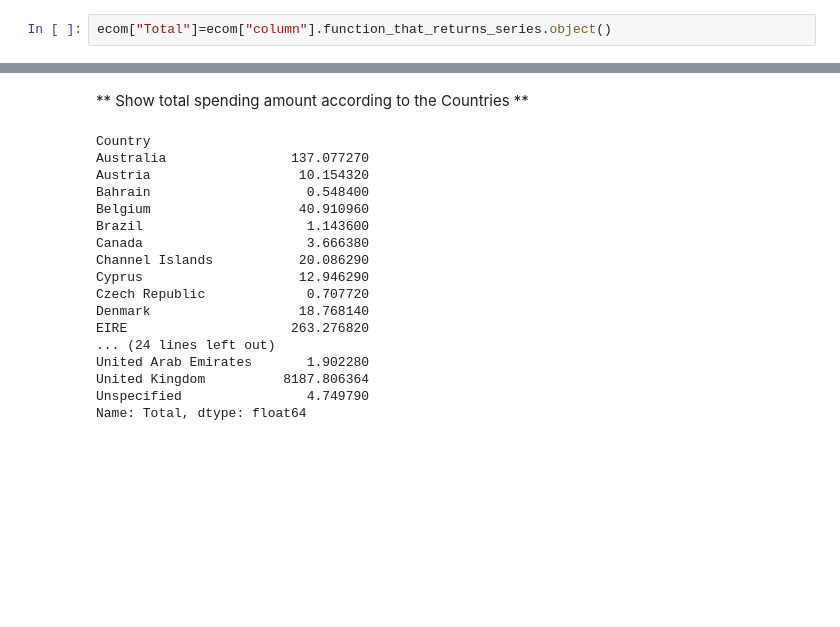
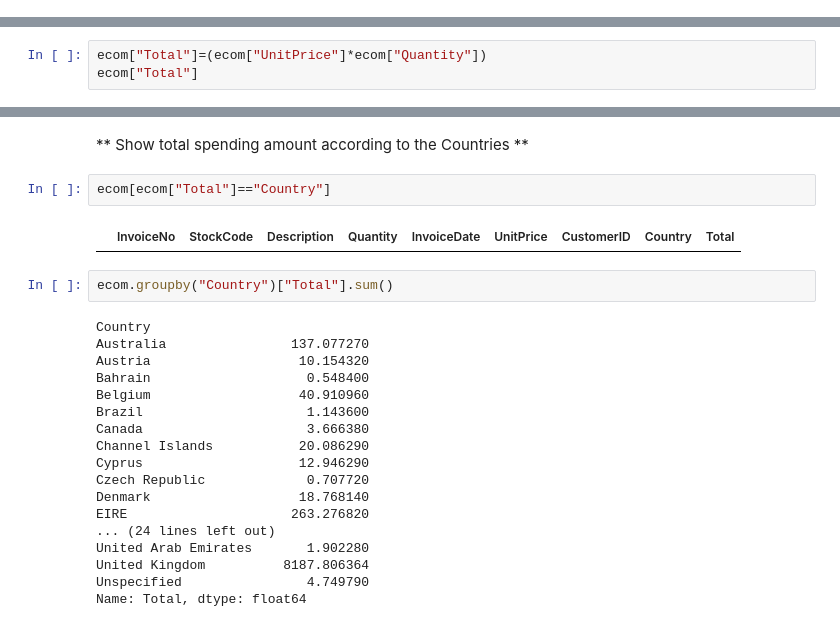
Before and after one commit to eildes06/Assigments, a Jupyter notebook: Assignment2_Student_(emine1).ipynb, the cells around one changed output, grey strips where cells are left out. Cells and saved outputs as stored; diff of their text form; blank space fills up the shorter version.

```diff
--- a/Assignment2_Student_(emine1).ipynb
+++ b/Assignment2_Student_(emine1).ipynb
@@ -210,5 +276,3 @@ Country        495478
 dtype: int64
 # %% [markdown]
 ** Create a column named Total which shows the total amount of spend using UnitPrice and Quantity ? **
-# %%
-ecom["Total"]=ecom["column"].function_that_returns_series.object()
@@ -216,0 +279,3 @@ KeyError: ignored
+# %%
+ecom["Total"]=(ecom["UnitPrice"]*ecom["Quantity"])
+ecom["Total"]
@@ -230,6 +308,12 @@ KeyError: ignored
 Name: Total, Length: 541909, dtype: float64
 # %% [markdown]
 ** Show total spending amount according to the Countries **
+# %%
+ecom[ecom["Total"]=="Country"]
+# %% [output]
+|  | InvoiceNo | StockCode | Description | Quantity | InvoiceDate | UnitPrice | CustomerID | Country | Total |
+# %%
+ecom.groupby("Country")["Total"].sum()
 # %%
 # %% [output]
 Country
```
Also changed, not shown: parts of 43 cells of this notebook.
